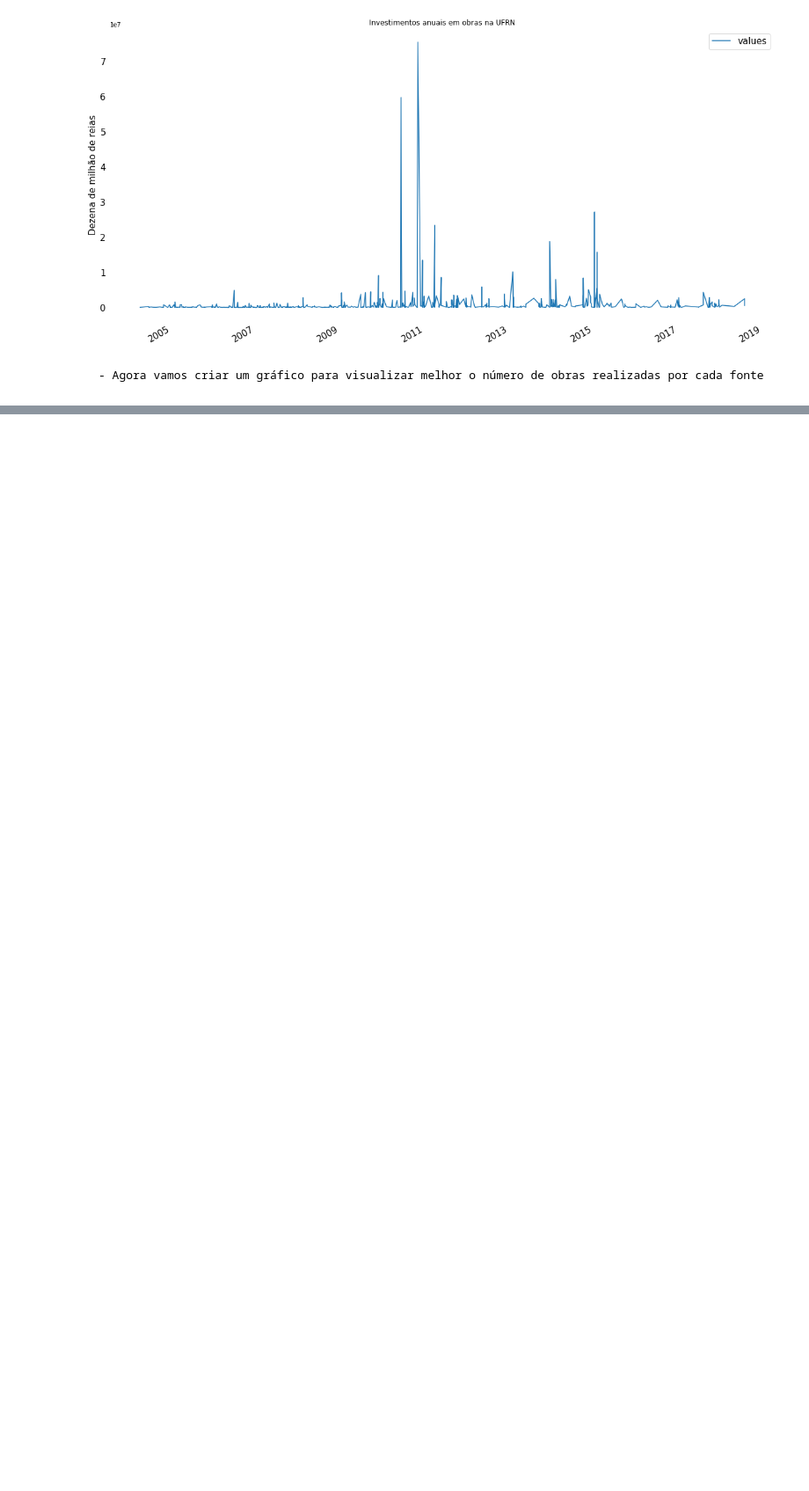
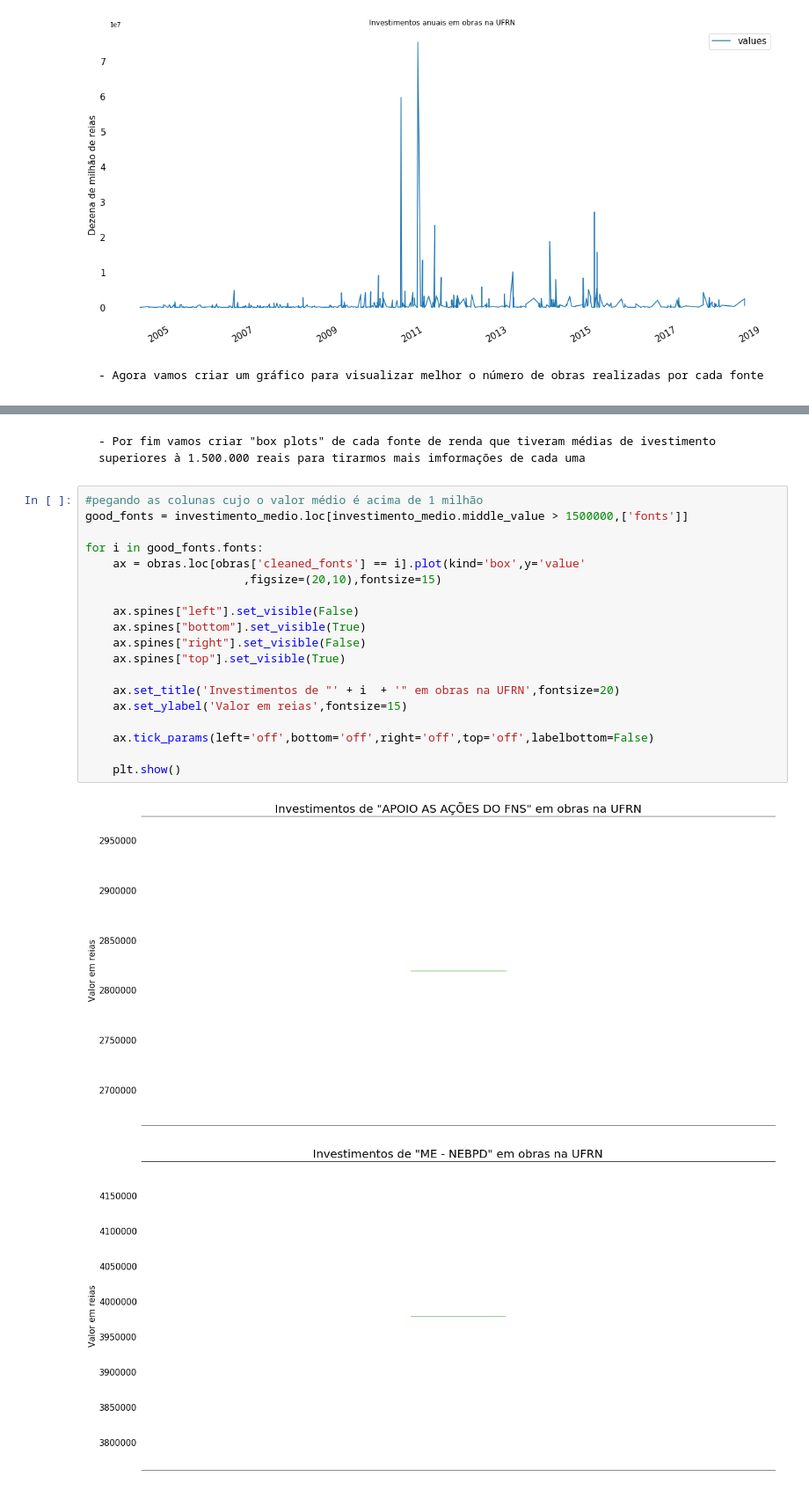
Before and after one commit to louisestella/DataAnalysis, a Jupyter notebook: real_prob_project.ipynb, the cells around one changed output, grey strips where cells are left out. Shown: that part at 88% size. Drawn from its saved outputs; the diff is of its cells as text; blank space fills up the shorter version.

```diff
--- a/real_prob_project.ipynb
+++ b/real_prob_project.ipynb
@@ -142,0 +169,24 @@ plt.show()
+# %% [markdown]
+    - Por fim vamos criar "box plots" de cada fonte de renda que tiveram médias de ivestimento superiores à 1.500.000 reais para tirarmos mais imformações de cada uma
+# %%
+#pegando as colunas cujo o valor médio é acima de 1 milhão
+good_fonts = investimento_medio.loc[investimento_medio.middle_value > 1500000,['fonts']]
+
+for i in good_fonts.fonts:
+    ax = obras.loc[obras['cleaned_fonts'] == i].plot(kind='box',y='value'
+                       ,figsize=(20,10),fontsize=15)
+
+    ax.spines["left"].set_visible(False)
+    ax.spines["bottom"].set_visible(True)
+    ax.spines["right"].set_visible(False)
+    ax.spines["top"].set_visible(True)
+
+    ax.set_title('Investimentos de "' + i  + '" em obras na UFRN',fontsize=20)
+    ax.set_ylabel('Valor em reias',fontsize=15)
+
+    ax.tick_params(left='off',bottom='off',right='off',top='off',labelbottom=False)
+
+    plt.show()
+# %% [output]
+[figure, added]
+[figure, added]
```
Also changed, not shown: parts of 4 cells of this notebook.
